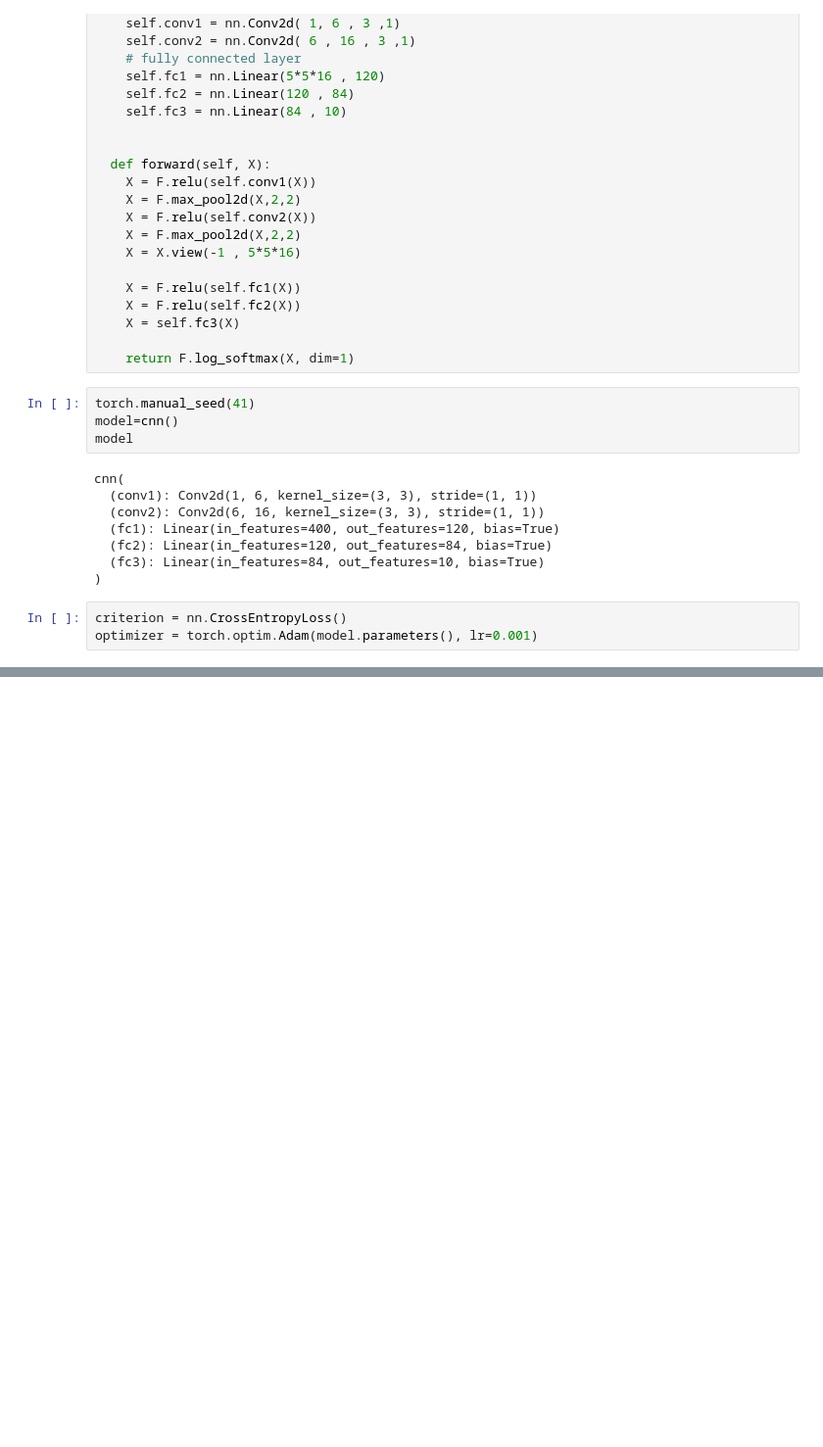
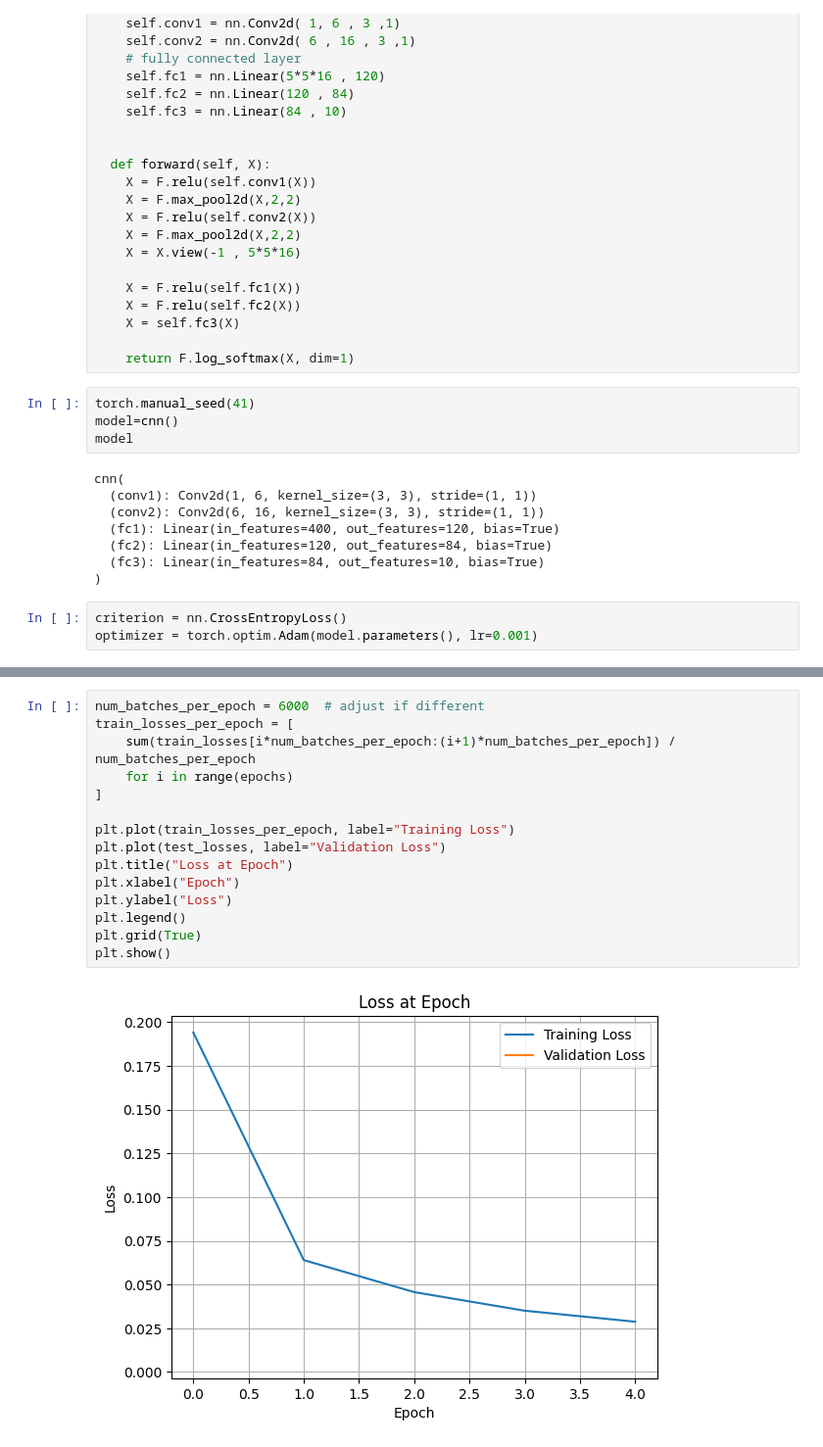
Before and after one commit to anshuiitb/pytorch, a Jupyter notebook: CNN_torch.ipynb, the cells around one changed output, grey strips where cells are left out. Shown: that part at 98% size. Drawn from its saved outputs; the diff is of its cells as text; blank space fills up the shorter version.

```diff
--- a/CNN_torch.ipynb
+++ b/CNN_torch.ipynb
@@ -182,0 +181,17 @@ epoch : 4 , batch : 6000 , loss : 0.0006333889323286712
+# %%
+num_batches_per_epoch = 6000  # adjust if different
+train_losses_per_epoch = [
+    sum(train_losses[i*num_batches_per_epoch:(i+1)*num_batches_per_epoch]) / num_batches_per_epoch
+    for i in range(epochs)
+]
+
+plt.plot(train_losses_per_epoch, label="Training Loss")
+plt.plot(test_losses, label="Validation Loss")
+plt.title("Loss at Epoch")
+plt.xlabel("Epoch")
+plt.ylabel("Loss")
+plt.legend()
+plt.grid(True)
+plt.show()
+# %% [output]
+[figure, added]
```
Also changed, not shown: parts of 9 cells of this notebook.
